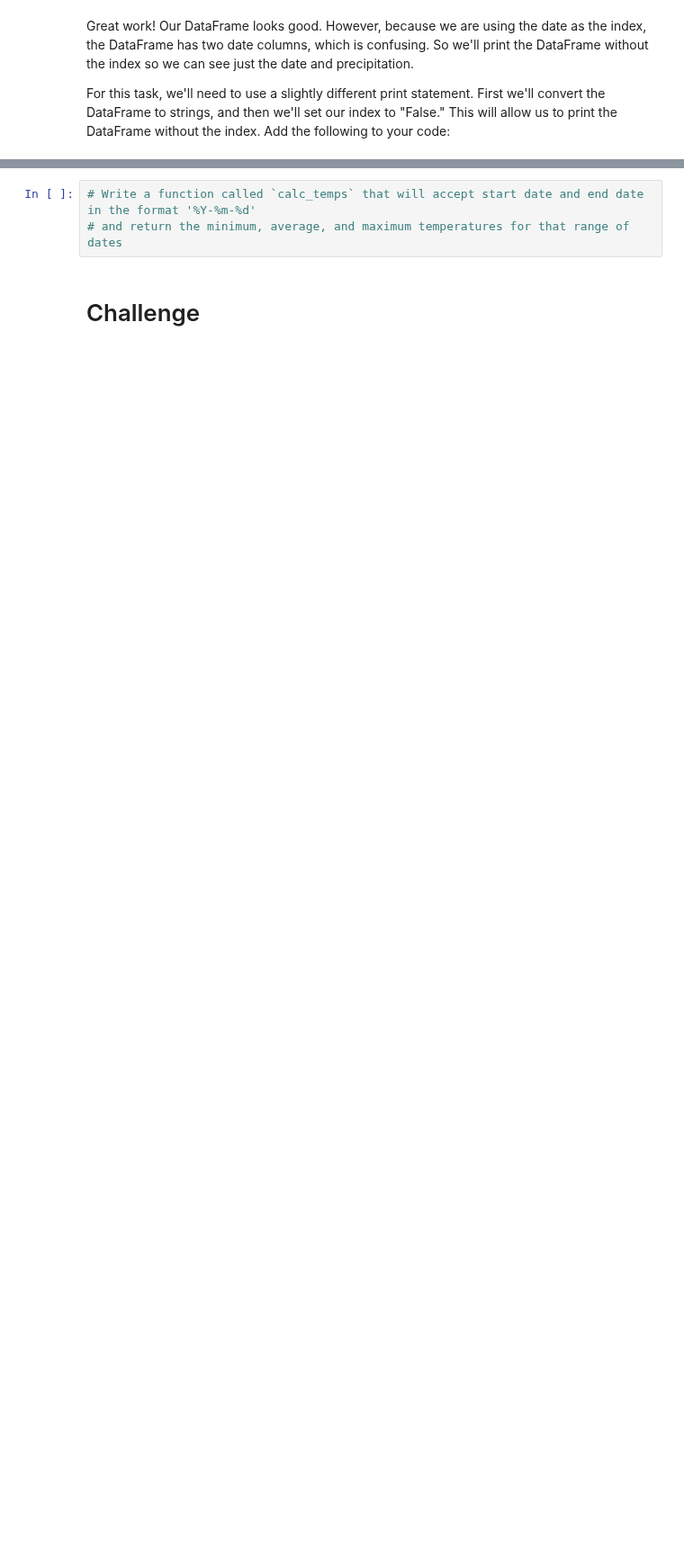
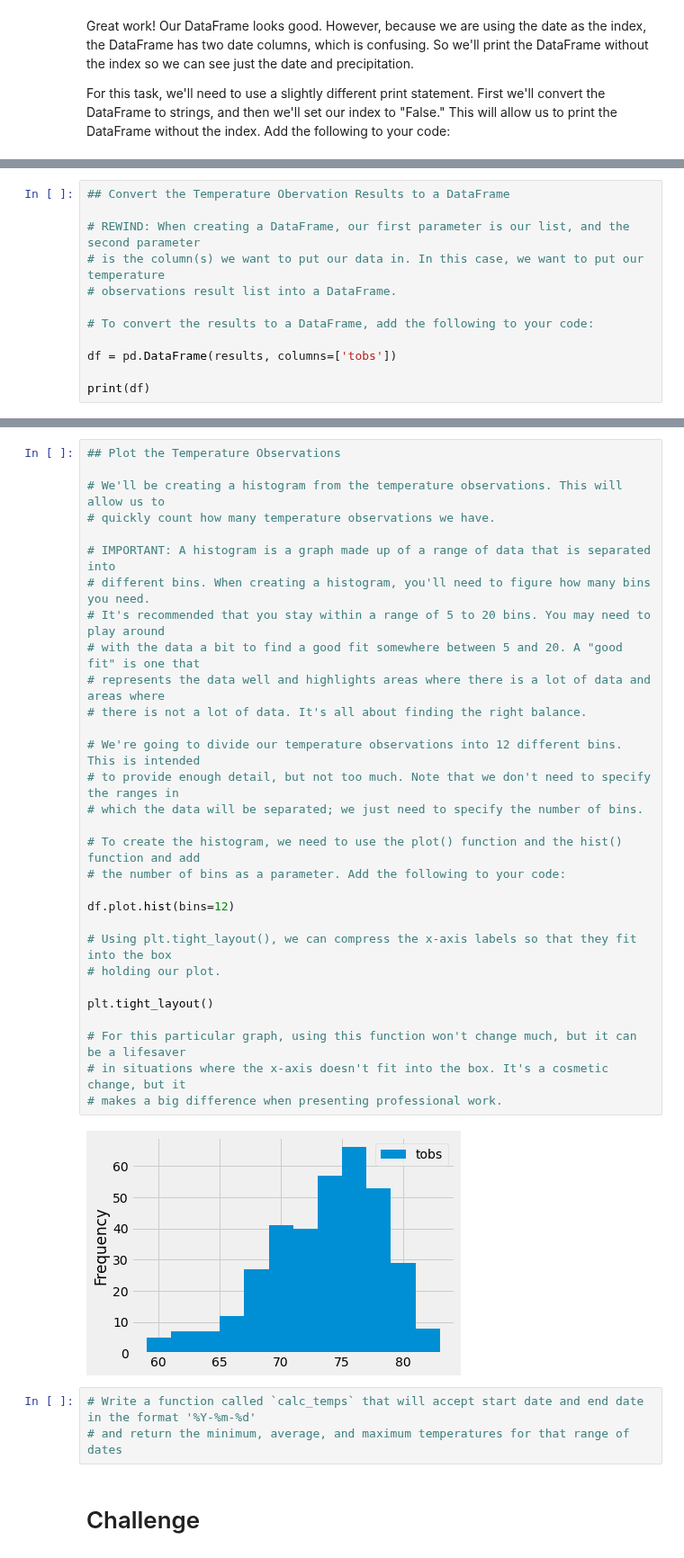
Before and after one commit to ellegenzi/surfs_up, a Jupyter notebook: climate_analysis.ipynb, the cells around one changed output, grey strips where cells are left out. Shown at 90% size. Drawn from its saved outputs; the diff is of its cells as text; blank space fills up the shorter version.

```diff
--- a/climate_analysis.ipynb
+++ b/climate_analysis.ipynb
@@ -265,0 +390,12 @@ df.describe()
+# %%
+## Convert the Temperature Obervation Results to a DataFrame
+
+# REWIND: When creating a DataFrame, our first parameter is our list, and the second parameter
+# is the column(s) we want to put our data in. In this case, we want to put our temperature
+# observations result list into a DataFrame.
+
+# To convert the results to a DataFrame, add the following to your code:
+
+df = pd.DataFrame(results, columns=['tobs'])
+
+print(df)
@@ -266,3 +417,35 @@ df.describe()
+# %%
+## Plot the Temperature Observations
+
+# We'll be creating a histogram from the temperature observations. This will allow us to
+# quickly count how many temperature observations we have.
+
+# IMPORTANT: A histogram is a graph made up of a range of data that is separated into
+# different bins. When creating a histogram, you'll need to figure how many bins you need.
+# It's recommended that you stay within a range of 5 to 20 bins. You may need to play around
+# with the data a bit to find a good fit somewhere between 5 and 20. A "good fit" is one that
+# represents the data well and highlights areas where there is a lot of data and areas where
+# there is not a lot of data. It's all about finding the right balance.
+
+# We're going to divide our temperature observations into 12 different bins. This is intended
+# to provide enough detail, but not too much. Note that we don't need to specify the ranges in
+# which the data will be separated; we just need to specify the number of bins.
+
+# To create the histogram, we need to use the plot() function and the hist() function and add
+# the number of bins as a parameter. Add the following to your code:
+
+df.plot.hist(bins=12)
+
+# Using plt.tight_layout(), we can compress the x-axis labels so that they fit into the box
+# holding our plot.
+
+plt.tight_layout()
+
+# For this particular graph, using this function won't change much, but it can be a lifesaver
+# in situations where the x-axis doesn't fit into the box. It's a cosmetic change, but it
+# makes a big difference when presenting professional work.
+# %% [output]
+[figure, added]
 # %%
 # Write a function called `calc_temps` that will accept start date and end date in the format '%Y-%m-%d'
 # and return the minimum, average, and maximum temperatures for that range of dates
```
Also changed, not shown: parts of 15 cells of this notebook.
